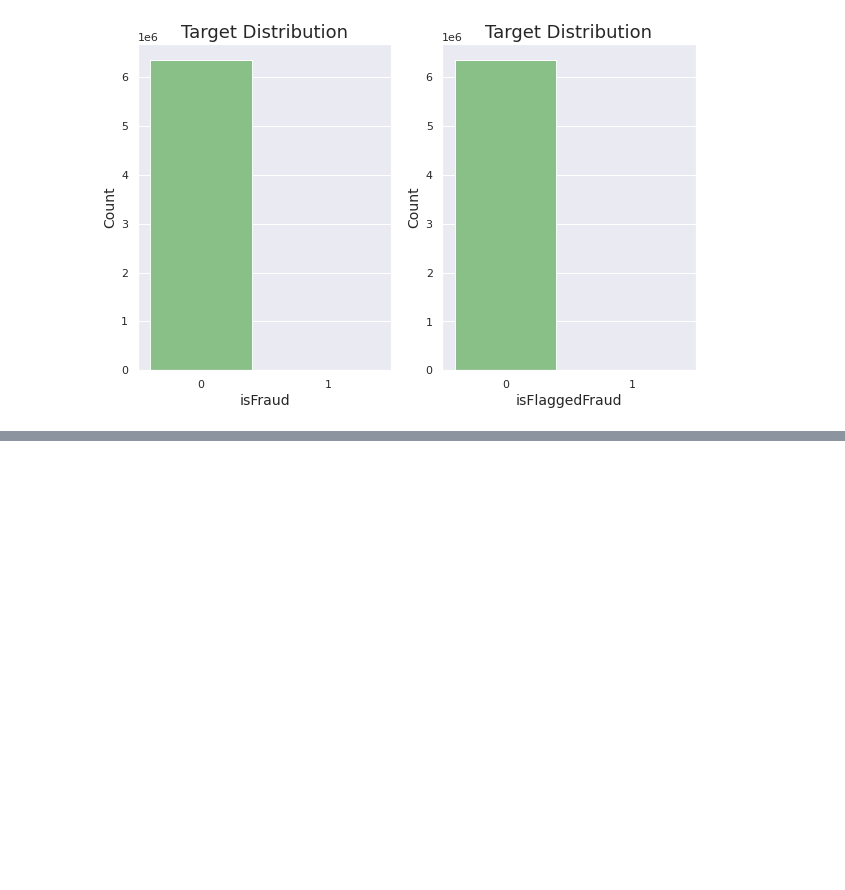
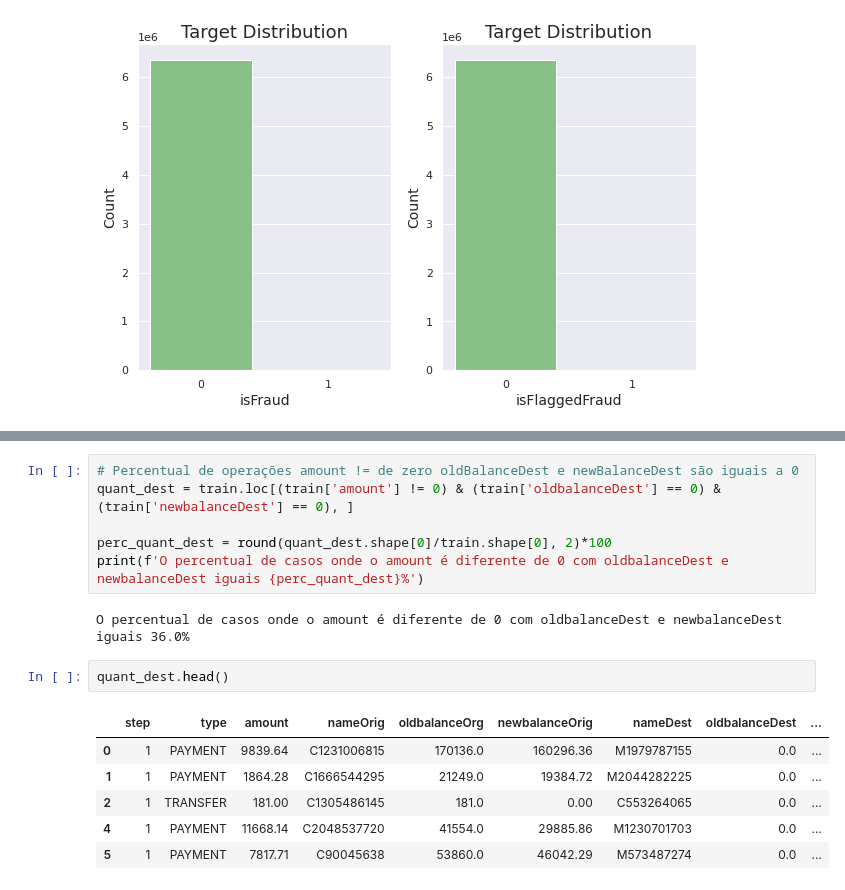
Before and after one commit to bruno154/project-6-blocker-fraud-company, a Jupyter notebook: notebooks/pa002_blocker_fraud.ipynb, the cells around one changed output, grey strips where cells are left out. Saved outputs shown, nothing was run; the diff lists cells and outputs as text; blank space fills up the shorter version.

```diff
--- a/notebooks/pa002_blocker_fraud.ipynb
+++ b/notebooks/pa002_blocker_fraud.ipynb
@@ -171,0 +203,17 @@ train_temp1 = train.copy()
+# %%
+# Percentual de operações amount != de zero oldBalanceDest e newBalanceDest são iguais a 0
+quant_dest = train.loc[(train['amount'] != 0) & (train['oldbalanceDest'] == 0) & (train['newbalanceDest'] == 0), ]
+
+perc_quant_dest = round(quant_dest.shape[0]/train.shape[0], 2)*100
+print(f'O percentual de casos onde o amount é diferente de 0 com oldbalanceDest e newbalanceDest iguais {perc_quant_dest}%')
+# %% [output]
+O percentual de casos onde o amount é diferente de 0 com oldbalanceDest e newbalanceDest iguais 36.0%
+# %%
+quant_dest.head()
+# %% [output]
+|  | step | type | amount | nameOrig | oldbalanceOrg | newbalanceOrig | nameDest | oldbalanceDest | ... |
+| 0 | 1 | PAYMENT | 9839.64 | C1231006815 | 170136.0 | 160296.36 | M1979787155 | 0.0 | ... |
+| 1 | 1 | PAYMENT | 1864.28 | C1666544295 | 21249.0 | 19384.72 | M2044282225 | 0.0 | ... |
+| 2 | 1 | TRANSFER | 181.00 | C1305486145 | 181.0 | 0.00 | C553264065 | 0.0 | ... |
+| 4 | 1 | PAYMENT | 11668.14 | C2048537720 | 41554.0 | 29885.86 | M1230701703 | 0.0 | ... |
+| 5 | 1 | PAYMENT | 7817.71 | C90045638 | 53860.0 | 46042.29 | M573487274 | 0.0 | ... |
```
Also changed, not shown: parts of 29 cells of this notebook, 2 other files.
